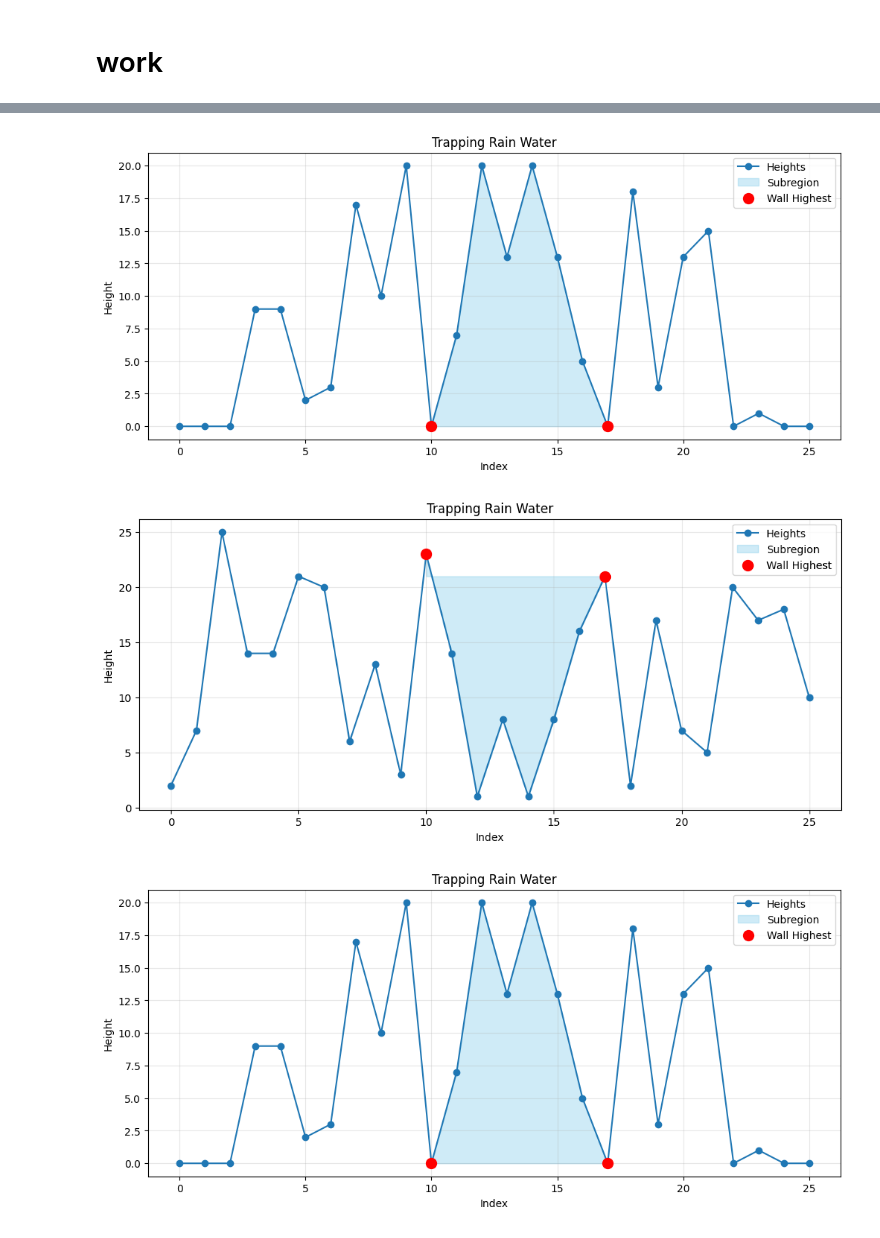
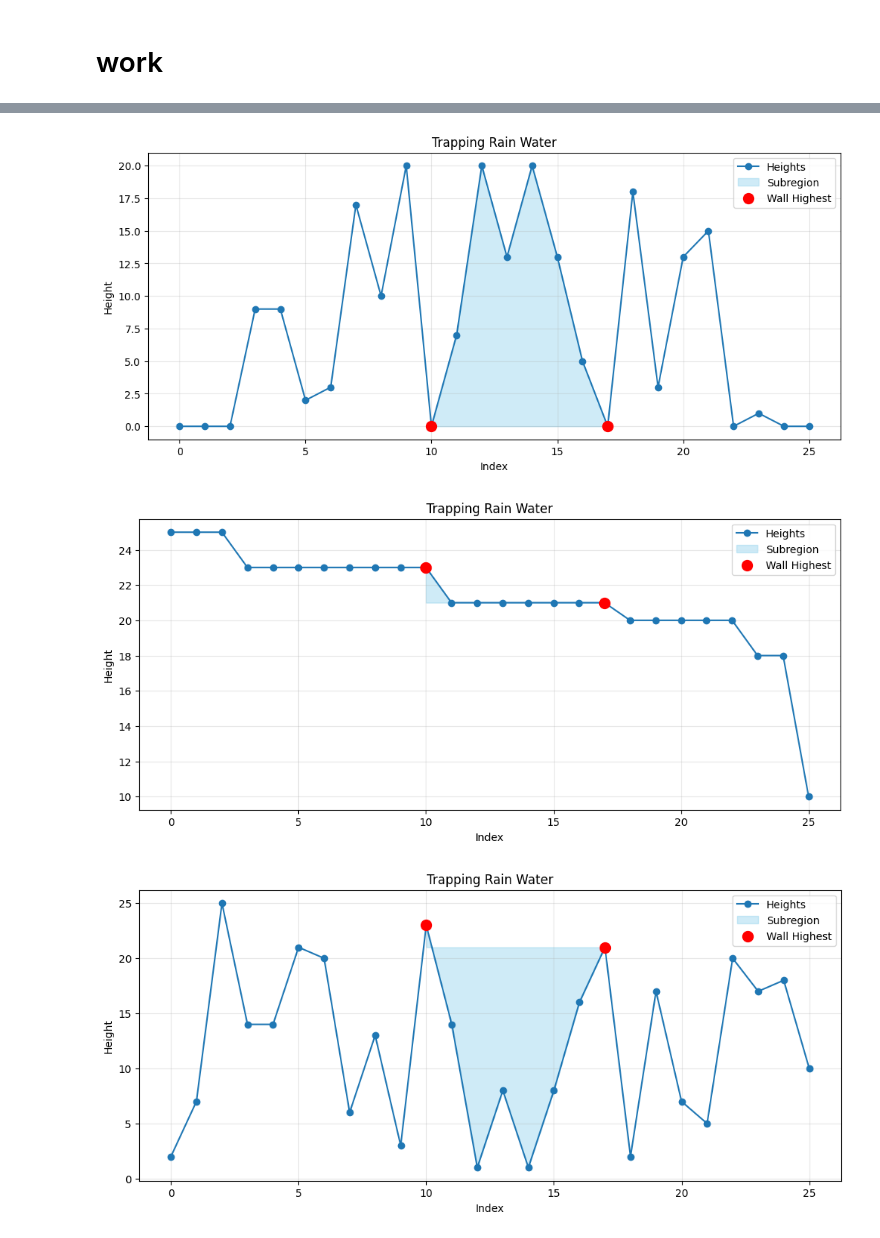
Before and after one commit to Animmant/amazinium_2026_tasks, a Jupyter notebook: works/mountaines.ipynb, the cells around one changed output, grey strips where cells are left out. Saved outputs shown, nothing was run; the diff lists cells and outputs as text; code cells hidden in the pictures.

Commit message:
finish const data task 1, remaining random data

```diff
--- a/works/mountaines.ipynb
+++ b/works/mountaines.ipynb
@@ -21,8 +21,8 @@ import random
 import numpy as np
 
 # Generate random array of 26 values
-data = [random.randint(1, 25) for _ in range(26)]
-print("Generated data:", data)
+rnd_data = [random.randint(1, 25) for _ in range(26)]
+print("Generated data:", rnd_data)
 
 # Task data
 
@@ -32,12 +32,6 @@ example_data = [ 2, 7, 25, 14, 14, # 0-4
                 8, 16, 21, 2, 17,
                 7, 5, 20, 17, 18, 10] # 25 elements, index 0 to 24
 
-def find_two_highest_points(arr):
-    max_idx = arr.index(max(arr))
-    arr_copy = arr[:]
-    arr_copy[max_idx] = -1
-    second_max_idx = arr_copy.index(max(arr_copy))
-    return max_idx, second_max_idx
 
 def select_subregion(arr, start_idx, end_idx):
     return arr[start_idx:end_idx]
@@ -65,8 +59,6 @@ def calculate_water_level(arr):
 
     return water_level
 
-    return trapped
-
 def visualize_with_highlights(arr, start_idx=None, end_idx=None, highest_idxs=None):
     x = list(range(len(arr)))
     terrain = arr
@@ -92,8 +84,4 @@ def visualize_with_highlights(arr, start_idx=None, end_idx=None, highest_idxs=No
     plt.show()
 
 # idx1, idx2 = find_two_highest_points(example_data)
-idx1, idx2 = 10, 17
-print(f"Two highest points: index {idx1} (height {example_data[idx1]}), index {idx2} (height {example_data[idx2]})")
-
-visualize_with_highlights(example_data, start_idx=10, end_idx=18, highest_idxs=[idx1, idx2])
 # %% [output]
@@ -115,12 +141,16 @@ def calculate_water_level(arr):
 
     return water_level
 
-left_wall = calculate_water_level(example_data)
-right_wall = calculate_water_level(example_data[::-1])[::-1]
+water_level = calculate_water_level(example_data)
+left_wall = np.maximum.accumulate(example_data)
+right_wall = np.maximum.accumulate(example_data[::-1])[::-1]
 
-print("Left wall data:", example_data)
-print("Left wall data:", left_wall)
-print("Right wall data:", right_wall)
+# Table format output
+print("Index | Height | Left Max | Right Max | Water")
+print("-" * 50)
+for i in range(len(example_data)):
+    print(f"{i:5} | {example_data[i]:6} | {left_wall[i]:8} | {right_wall[i]:9} | {water_level[i]:5}")
+visualize_with_highlights(water_level, start_idx=10, end_idx=18, highest_idxs=[10, 17])
 visualize_with_highlights(right_wall, start_idx=10, end_idx=18, highest_idxs=[10, 17])
 visualize_with_highlights(example_data, start_idx=10, end_idx=18, highest_idxs=[10, 17])
 visualize_with_highlights(left_wall, start_idx=10, end_idx=18, highest_idxs=[10, 17])
@@ -133,3 +175,3 @@ Right wall data: [ 0  0  0  9  9  2  3 17 10 20  0  7 20 13 20 13  5  0 18  3 13
 [figure]
-[figure, old version]
+[figure, new version]
-[figure, old version]
+[figure, new version]
```
Also changed, not shown: parts of 6 cells of this notebook.
